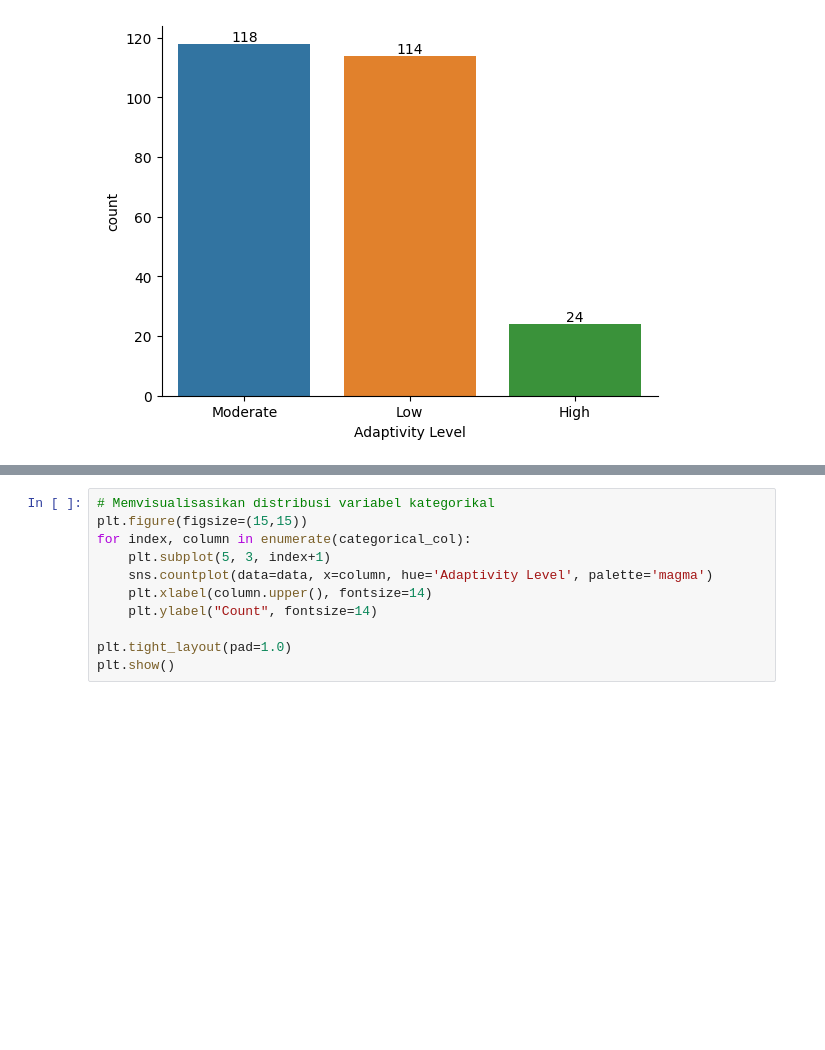
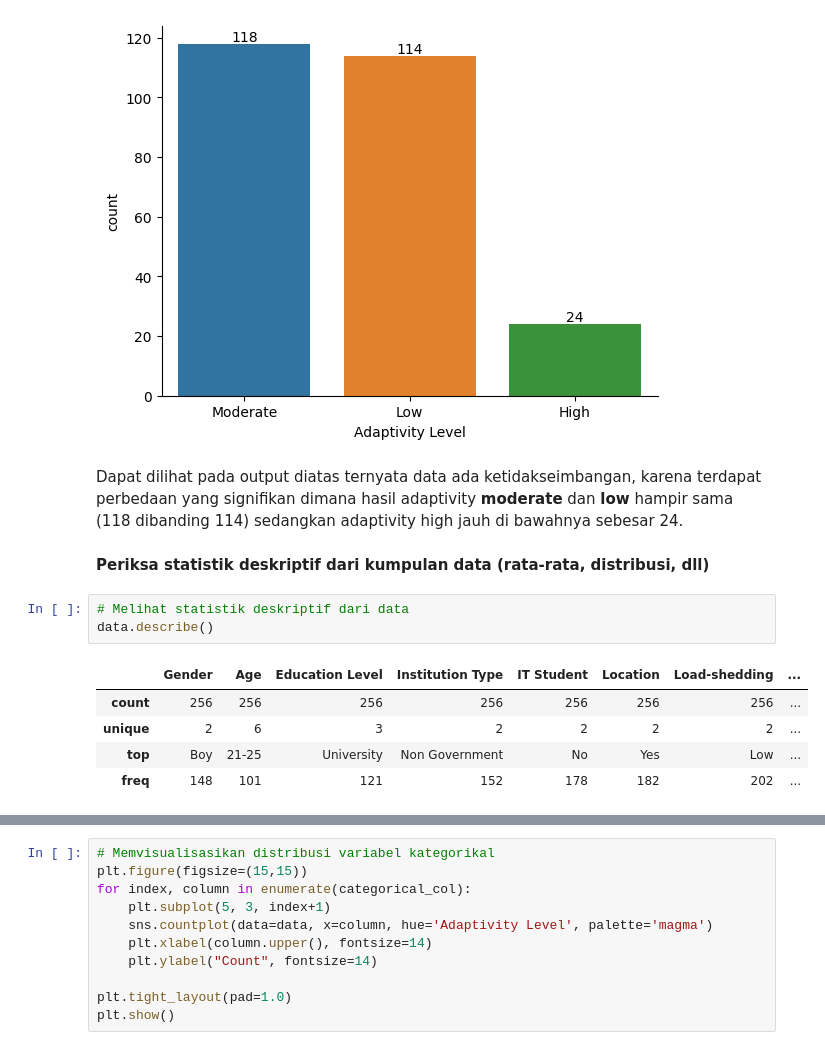
Before and after one commit to akhwatfun/student-adaptability, a Jupyter notebook: EDA_Student_Adaptability_Prediction.ipynb, the cells around one changed output, grey strips where cells are left out. Drawn from its saved outputs; the diff is of its cells as text; blank space fills up the shorter version.

```diff
--- a/EDA_Student_Adaptability_Prediction.ipynb
+++ b/EDA_Student_Adaptability_Prediction.ipynb
@@ -555,3 +569,16 @@ sns.despine()
 plt.show()
 # %% [output]
 [figure]
+# %% [markdown]
+Dapat dilihat pada output diatas ternyata data ada ketidakseimbangan, karena terdapat perbedaan yang signifikan dimana hasil adaptivity **moderate** dan **low** hampir sama (118 dibanding 114) sedangkan adaptivity high jauh di bawahnya sebesar 24.
+# %% [markdown]
+**Periksa statistik deskriptif dari kumpulan data (rata-rata, distribusi, dll)**
+# %%
+# Melihat statistik deskriptif dari data
+data.describe()
+# %% [output]
+|  | Gender | Age | Education Level | Institution Type | IT Student | Location | Load-shedding | ... |
+| count | 256 | 256 | 256 | 256 | 256 | 256 | 256 | ... |
+| unique | 2 | 6 | 3 | 2 | 2 | 2 | 2 | ... |
+| top | Boy | 21-25 | University | Non Government | No | Yes | Low | ... |
+| freq | 148 | 101 | 121 | 152 | 178 | 182 | 202 | ... |
```
Also changed, not shown: parts of 10 cells of this notebook.
